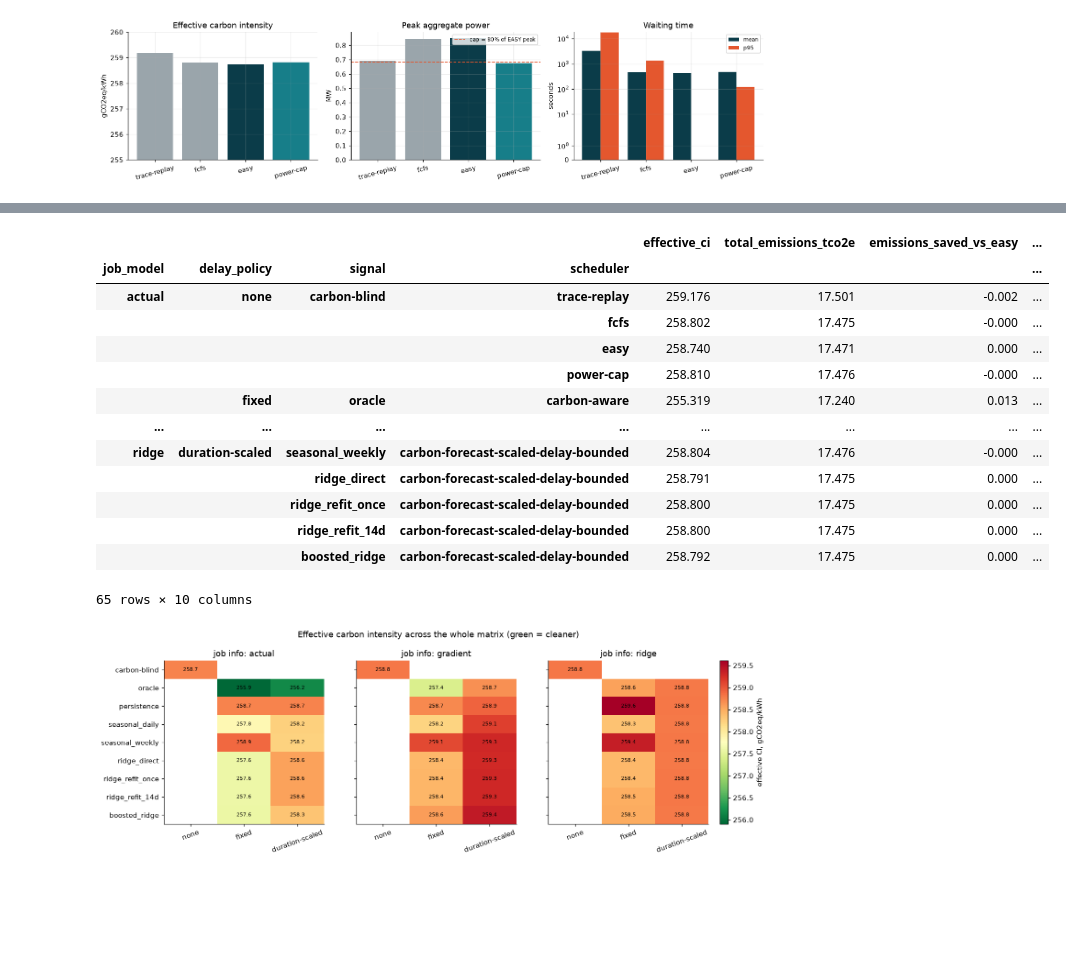
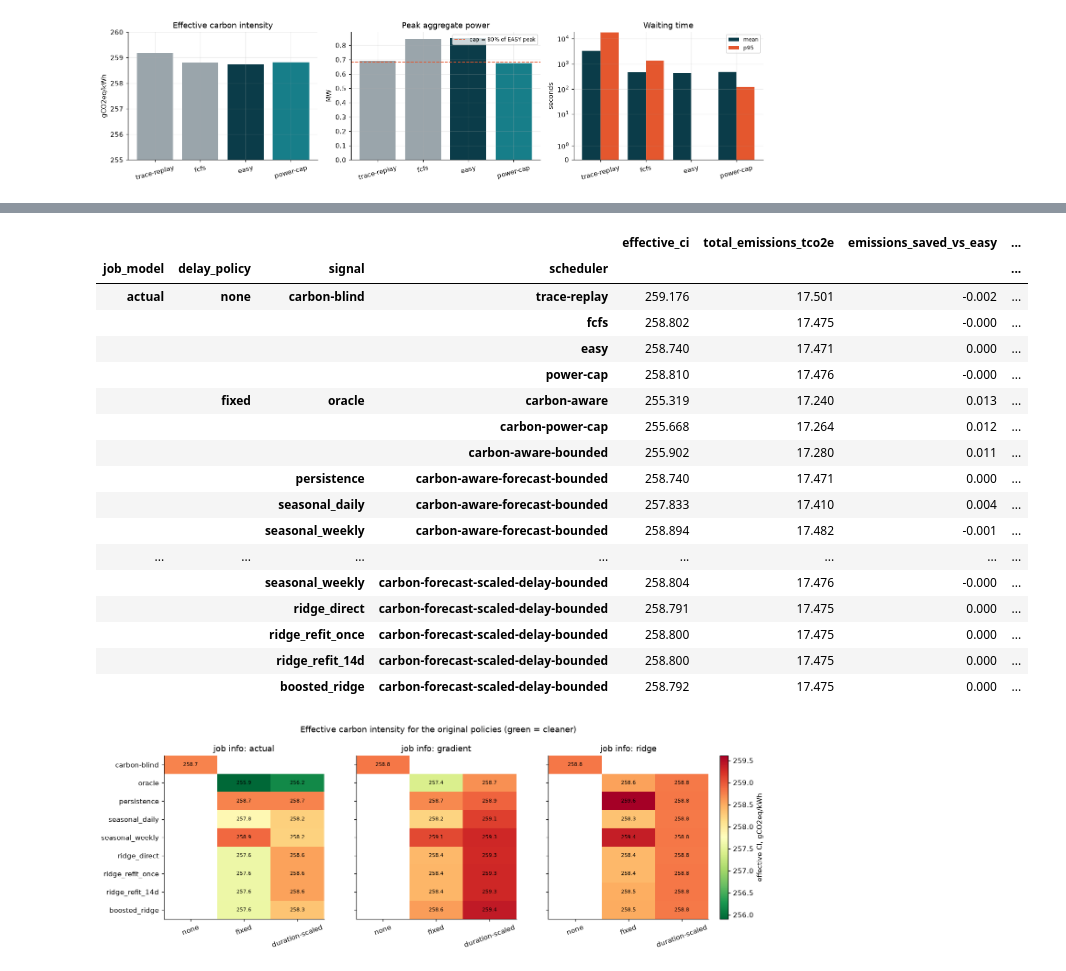
Before and after one commit to Albenni/Carbon-aware-HPC, a Jupyter notebook: notebooks/project_results.ipynb, the cells around one changed output, grey strips where cells are left out. Drawn from its saved outputs; the diff is of its cells as text; code cells hidden in the pictures; blank space fills up the shorter version.

```diff
--- a/notebooks/project_results.ipynb
+++ b/notebooks/project_results.ipynb
@@ -30,6 +40,9 @@ the grid series.
 from datetime import timedelta
 from pathlib import Path
 import json
+import hashlib
+
+from IPython.display import Image, display
 
 import matplotlib.pyplot as plt
 import numpy as np
@@ -40,8 +53,14 @@ from carbon_intensity.protocol import TemporalProtocol
 from carbon_intensity.series import TimeSeriesCarbonIntensityProvider
 from hpc_sim.carbon_aware import CarbonSignal
 
-PROJECT_ROOT = Path("../").resolve()
+PROJECT_ROOT = Path.cwd().resolve()
+if not (PROJECT_ROOT / "pyproject.toml").is_file():
+    PROJECT_ROOT = PROJECT_ROOT.parent
+assert (PROJECT_ROOT / "src" / "hpc_sim").is_dir(), "Run from the repository or notebooks directory"
 DATA = PROJECT_ROOT / "data"
+RESULTS = PROJECT_ROOT / "results"
+QOS = RESULTS / "qos_carbon"
+ROBUST = QOS / "robustness"
 UNIT = "gCO2eq/kWh"
 
 plt.rcParams.update({
@@ -52,6 +71,9 @@ plt.rcParams.update({
     "axes.spines.right": False,
 })
 pd.set_option("display.float_format", lambda value: f"{value:,.3f}")
+pd.set_option("display.max_columns", None)
+pd.set_option("display.max_rows", 80)
+pd.set_option("display.max_colwidth", None)
 
 INK, TEAL, RUST, SAND, GREY = "#0B3C49", "#177E89", "#E4572E", "#F2C57C", "#9AA5AB"
 # One colour per carbon signal, reused in every figure that compares signals.
@@ -67,7 +89,7 @@ def effective_ci(emissions_tco2e, energy_mwh):
     """Emissions per unit of energy actually delivered, in gCO2eq/kWh.
 
     Energy is invariant to the schedule, so this is the one number that makes
-    every scheduler in this project directly comparable: it is the mean grid
+    schedulers on the same cohort directly comparable: it is the mean grid
     intensity the schedule ended up buying its electricity at.
     """
     return emissions_tco2e * 1e6 / (energy_mwh * 1e3)
@@ -692,42 +841,47 @@ signal_order = ["carbon-blind", "oracle", "persistence", "seasonal_daily", "seas
                 "ridge_direct", "ridge_refit_once", "ridge_refit_14d", "boosted_ridge"]
 job_order = ["actual", "gradient", "ridge"]
 
 # Every forecast run is capped at the archive's reach, and so is the oracle it
 # is measured against. Mixing the uncapped runs (`carbon-aware`,
 # `carbon-scaled-delay`) or the power-capped ones into the same cell would
 # average two different policies, so the heatmap keeps the reach-bounded
-# variants only; the uncapped oracle appears on its own in §9.
+# variants only; the uncapped oracle appears on its own in §6.
 COMPARABLE = {
     "easy", "carbon-aware-bounded", "carbon-scaled-delay-bounded",
     "carbon-aware-forecast-bounded", "carbon-forecast-scaled-delay-bounded",
 }
 
-view = matrix.copy()
+view = matrix[~matrix.scheduler.str.startswith(("receding-", "congestion-"))].copy()
+assert len(view) == 65, "Historical view must keep one policy per forecast cell"
 view["delay_policy"] = pd.Categorical(view.delay_policy, delay_order, ordered=True)
 view["signal"] = pd.Categorical(view.signal, signal_order, ordered=True)
 view["job_model"] = pd.Categorical(view.job_model, job_order, ordered=True)
 view = view.sort_values(["job_model", "delay_policy", "signal"])
 
 view.set_index(["job_model", "delay_policy", "signal", "scheduler"])[[
     "effective_ci", "total_emissions_tco2e", "emissions_saved_vs_easy", "oracle_recovery",
     "waiting_mean_s", "waiting_p95_s", "bounded_slowdown_mean", "bounded_slowdown_p95",
     "peak_power_mw", "utilisation",
 ]]
 # %% [output]
 |  |  |  |  | effective_ci | total_emissions_tco2e | emissions_saved_vs_easy | ... |
 | job_model | delay_policy | signal | scheduler |  |  |  | ... |
 | actual | none | carbon-blind | trace-replay | 259.176 | 17.501 | -0.002 | ... |
 |  |  |  | fcfs | 258.802 | 17.475 | -0.000 | ... |
 |  |  |  | easy | 258.740 | 17.471 | 0.000 | ... |
 |  |  |  | power-cap | 258.810 | 17.476 | -0.000 | ... |
 |  | fixed | oracle | carbon-aware | 255.319 | 17.240 | 0.013 | ... |
+|  |  |  | carbon-power-cap | 255.668 | 17.264 | 0.012 | ... |
+|  |  |  | carbon-aware-bounded | 255.902 | 17.280 | 0.011 | ... |
+|  |  | persistence | carbon-aware-forecast-bounded | 258.740 | 17.471 | 0.000 | ... |
+|  |  | seasonal_daily | carbon-aware-forecast-bounded | 257.833 | 17.410 | 0.004 | ... |
+|  |  | seasonal_weekly | carbon-aware-forecast-bounded | 258.894 | 17.482 | -0.001 | ... |
 | ... | ... | ... | ... | ... | ... | ... | ... |
-| ridge | duration-scaled | seasonal_weekly | carbon-forecast-scaled-delay-bounded | 258.804 | 17.476 | -0.000 | ... |
+|  |  | seasonal_weekly | carbon-forecast-scaled-delay-bounded | 258.804 | 17.476 | -0.000 | ... |
 |  |  | ridge_direct | carbon-forecast-scaled-delay-bounded | 258.791 | 17.475 | 0.000 | ... |
 |  |  | ridge_refit_once | carbon-forecast-scaled-delay-bounded | 258.800 | 17.475 | 0.000 | ... |
 |  |  | ridge_refit_14d | carbon-forecast-scaled-delay-bounded | 258.800 | 17.475 | 0.000 | ... |
 |  |  | boosted_ridge | carbon-forecast-scaled-delay-bounded | 258.792 | 17.475 | 0.000 | ... |
-65 rows × 10 columns
 # %%
 fig, axes = plt.subplots(1, 3, figsize=(14.5, 4.2), sharey=True)
 comparable = matrix[matrix.scheduler.isin(COMPARABLE)]
```
Also changed, not shown: parts of 55 cells of this notebook, 13 other files.
